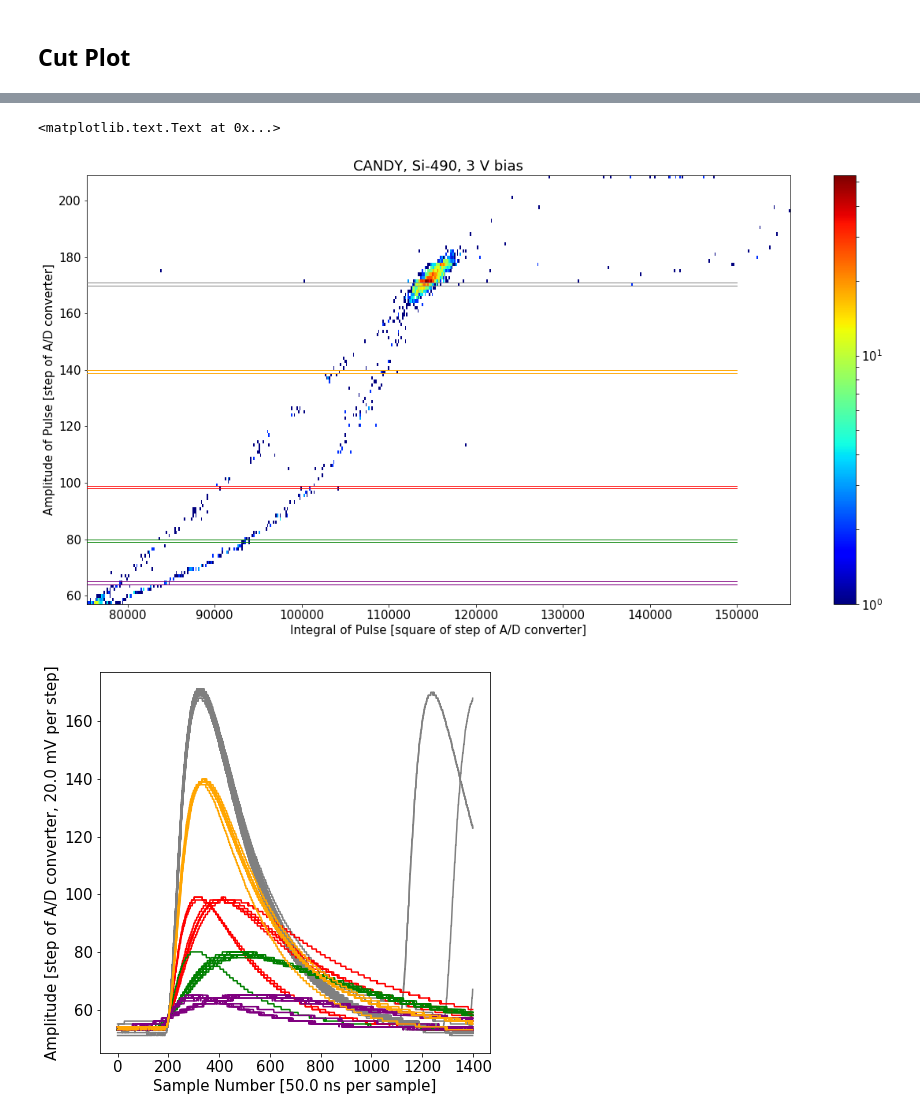
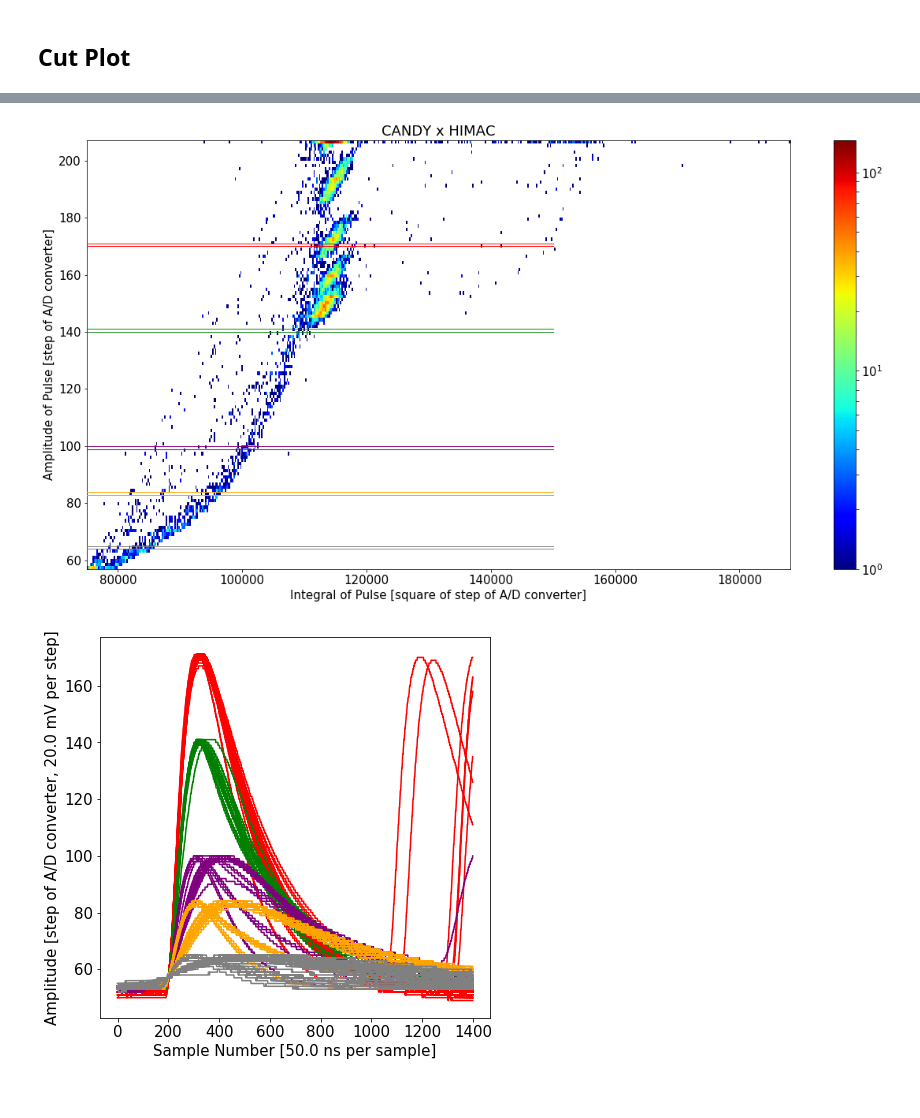
Before and after one commit to ODZ-UJF-AV-CR/osciloskop, a Jupyter notebook: osciloskop-hystogram.ipynb, the cells around one changed output, grey strips where cells are left out. Saved outputs shown, nothing was run; the diff lists cells and outputs as text; code cells hidden in the pictures.

Commit message:
slight modification graph with cuts for subdirectory processing

```diff
--- a/osciloskop-hystogram.ipynb
+++ b/osciloskop-hystogram.ipynb
@@ -237,7 +231,7 @@ def ProcessData():
 
 
 def Cut(maxmax,minmin,colour):
-    for f in glob.iglob("./data/data*.h5"): # generator, search immediate subdirectories
+    for f in glob.iglob("./data/**/data*.h5"): # generator, search immediate subdirectories
         try:
             with h5py.File(f,'r') as hf:
                 frames = np.array(hf.get('FRAMES'))
@@ -259,7 +253,7 @@ def Cut(maxmax,minmin,colour):
             pass
 
 
-for f in glob.iglob("./data/data*.h5"): # generator, search immediate subdirectories
+for f in glob.iglob("./data/**/data*.h5"): # generator, search immediate subdirectories
     print f,
     try:
         with h5py.File(f,'r') as hf:
@@ -272,36 +266,37 @@ plt.figure(1,figsize=(20,10))
 matplotlib.rc('axes',edgecolor='black')
 
 ble = plt.hist2d(y, x, bins=(500,128), norm=matplotlib.colors.LogNorm(), cmap=plt.cm.jet)
-plt.title('CANDY, Si-490, 3 V bias')
+plt.title('CANDY x HIMAC')
 plt.xlabel('Integral of Pulse [square of step of A/D converter]')
 plt.ylabel('Amplitude of Pulse [step of A/D converter]')
 cb = plt.colorbar()
 
-maxmax1 = 99
+maxmax1 = 171
+maxmax2 = 141
+maxmax3 = 100
+maxmax4 = 84
+maxmax5 = 65
+
 width = 1
 minmin1 = maxmax1-width
 plt.plot([0,150000],[maxmax1,maxmax1],c='r',lw=1,zorder=99)
 plt.plot([0,150000],[minmin1,minmin1],c='r',lw=1,zorder=99)
 
-maxmax2 = 80
 width = 1
 minmin2 = maxmax2-width
 plt.plot([0,150000],[maxmax2,maxmax2],c='g',lw=1,zorder=99)
 plt.plot([0,150000],[minmin2,minmin2],c='g',lw=1,zorder=99)
 
-maxmax3 = 65
 width = 1
 minmin3 = maxmax3-width
 plt.plot([0,150000],[maxmax3,maxmax3],c='purple',lw=1,zorder=99)
 plt.plot([0,150000],[minmin3,minmin3],c='purple',lw=1,zorder=99)
 
-maxmax4 = 140
 width = 1
 minmin4 = maxmax4-width
 plt.plot([0,150000],[maxmax4,maxmax4],c='orange',lw=1,zorder=99)
 plt.plot([0,150000],[minmin4,minmin4],c='orange',lw=1,zorder=99)
 
-maxmax5 = 171
 width = 1
 minmin5 = maxmax5-width
 plt.plot([0,150000],[maxmax5,maxmax5],c='grey',lw=1,zorder=99)
@@ -309,12 +304,14 @@ plt.plot([0,150000],[minmin5,minmin5],c='grey',lw=1,zorder=99)
 
 plt.figure(2,figsize=(7,7))
 #matplotlib.rc('axes',edgecolor='r')
-Cut(maxmax5,minmin5,'grey')
 Cut(maxmax1,minmin1,'r')
 Cut(maxmax2,minmin2,'g')
 Cut(maxmax3,minmin3,'purple')
 Cut(maxmax4,minmin4,'orange')
+Cut(maxmax5,minmin5,'grey')
 
 plt.xlabel('Sample Number ['+ str(xinc*1e9)+' ns per sample]')
 plt.ylabel('Amplitude [step of A/D converter, '+ str(yinc*1e3) + ' mV per step]')
+
+plt.show()
 # %% [output]
@@ -326,3 +335,2 @@ plt.ylabel('Amplitude [step of A/D converter, '+ str(yinc*1e3) + ' mV per step]'
-<matplotlib.text.Text at 0x...>
-[figure, old version]
+[figure, new version]
-[figure, old version]
+[figure, new version]
```
Also changed, not shown: parts of 3 cells of this notebook.
